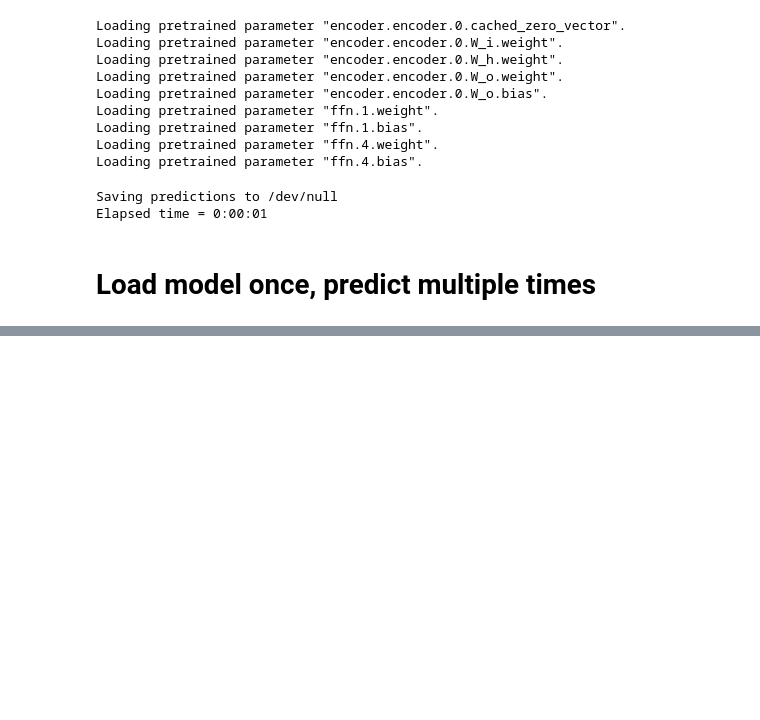
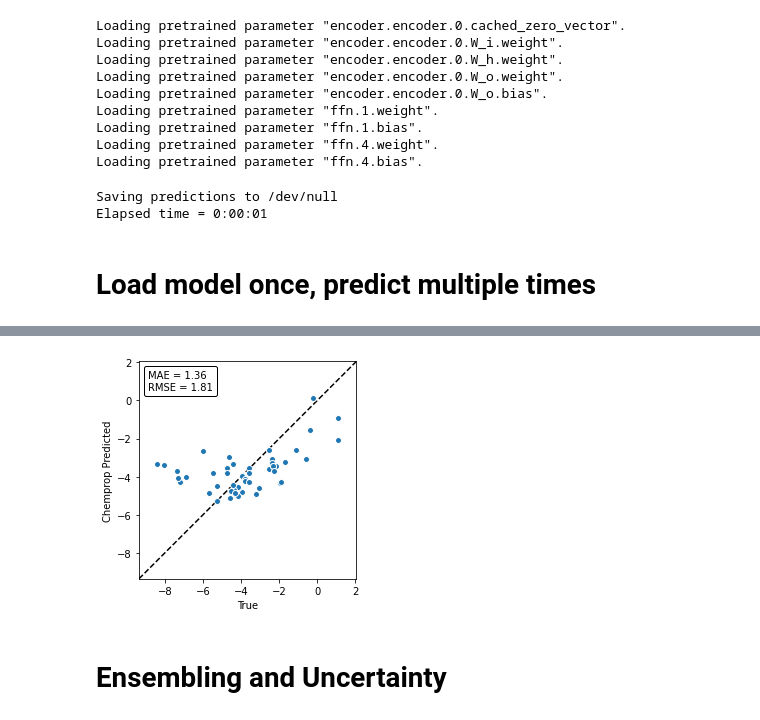
Before and after one commit to chemprop/chemprop, a Jupyter notebook: colab_demo.ipynb, the cells around one changed output, grey strips where cells are left out. Saved outputs shown, nothing was run; the diff lists cells and outputs as text; code cells hidden in the pictures; blank space fills up the shorter version.

```diff
--- a/colab_demo.ipynb
+++ b/colab_demo.ipynb
@@ -191,0 +436,9 @@ Elapsed time = 0:00:01
+# %%
+arguments = [
+    '--test_path', 'test_checkpoints_splits/fold_0/test_smiles.csv',
+    '--preds_path', 'test_preds_splits.csv',
+    '--checkpoint_dir', 'test_checkpoints_splits',
+]
+
+args = chemprop.args.PredictArgs().parse_args(arguments)
+preds = chemprop.train.make_predictions(args=args)
@@ -191,0 +463,9 @@ Elapsed time = 0:00:01
+# %%
+df = pd.read_csv('test_checkpoints_splits/fold_0/test_full.csv')
+df['preds'] = [x[0] for x in preds]
+
+plot_parity(df.logSolubility, df.preds)
+# %% [output]
+[figure, added]
+# %% [markdown]
+# Ensembling and Uncertainty
```
Also changed, not shown: parts of 37 cells of this notebook.
